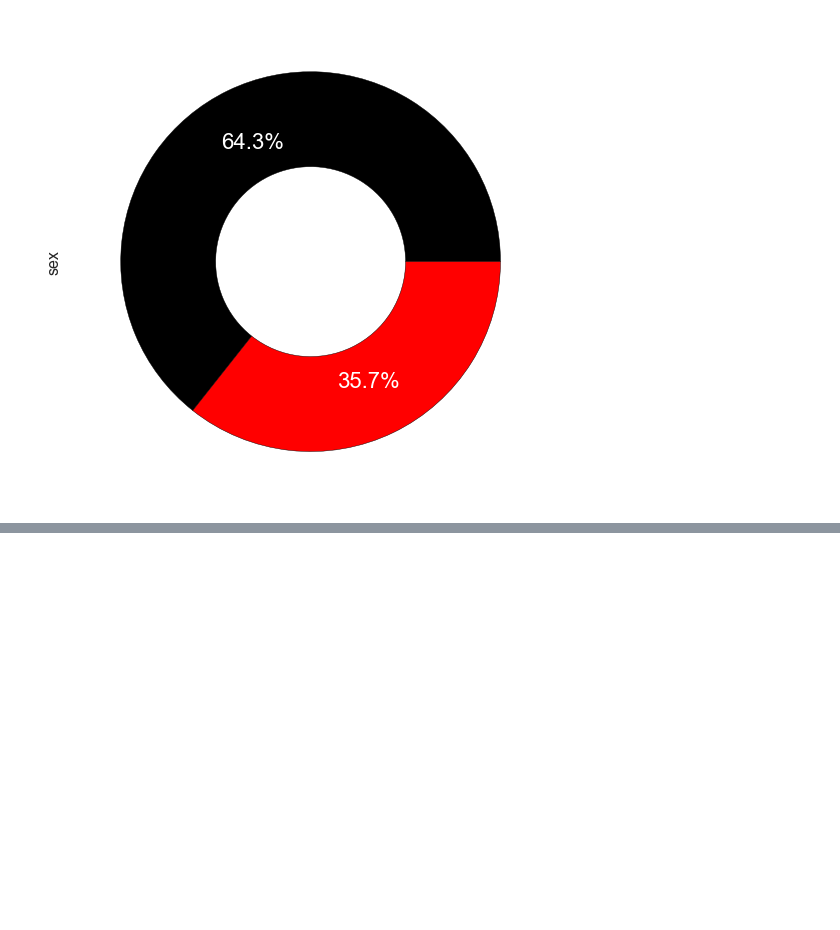
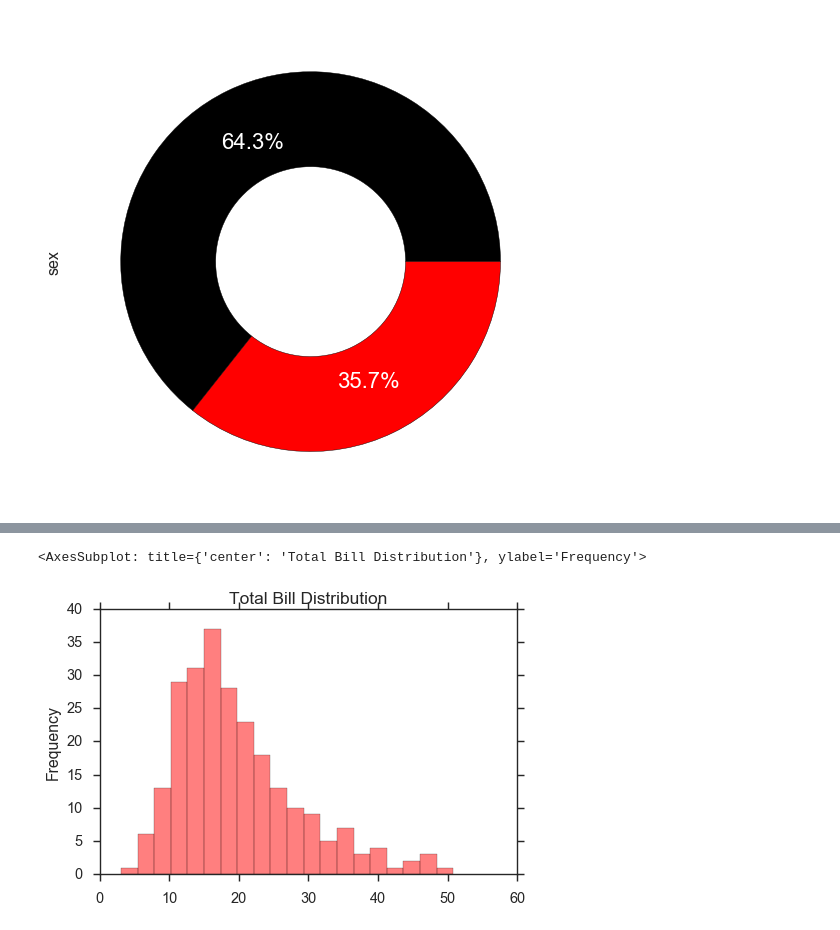
Before and after one commit to Avanishkumarsingh/digipodium-python, a Jupyter notebook: analysis/visualization.ipynb, the cells around one changed output, grey strips where cells are left out. Cells and saved outputs as stored; diff of their text form; code cells hidden in the pictures; blank space fills up the shorter version.

```diff
--- a/analysis/visualization.ipynb
+++ b/analysis/visualization.ipynb
@@ -211,0 +237,11 @@ tips.sex.value_counts().plot(kind='pie',
+# %%
+tips.total_bill.plot(kind='hist',
+                figsize=(6,4),
+                title='Total Bill Distribution',
+                bins=20,
+                color='red',
+                edgecolor='black',
+                alpha=.5)
+# %% [output]
+<AxesSubplot: title={'center': 'Total Bill Distribution'}, ylabel='Frequency'>
+[figure, added]
```
Also changed, not shown: parts of 18 cells of this notebook, 5 other files.
